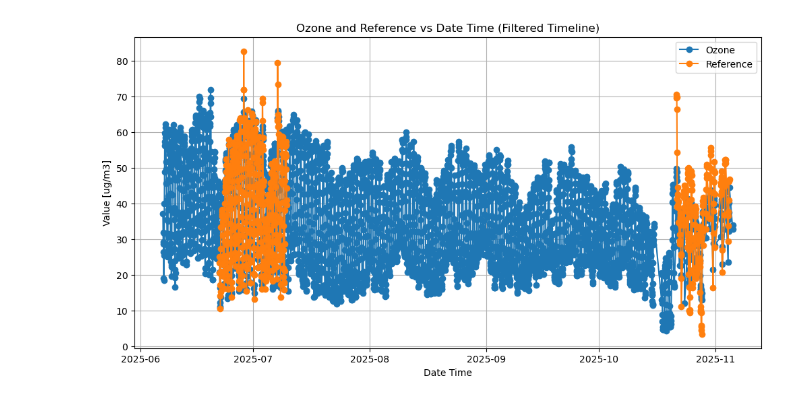
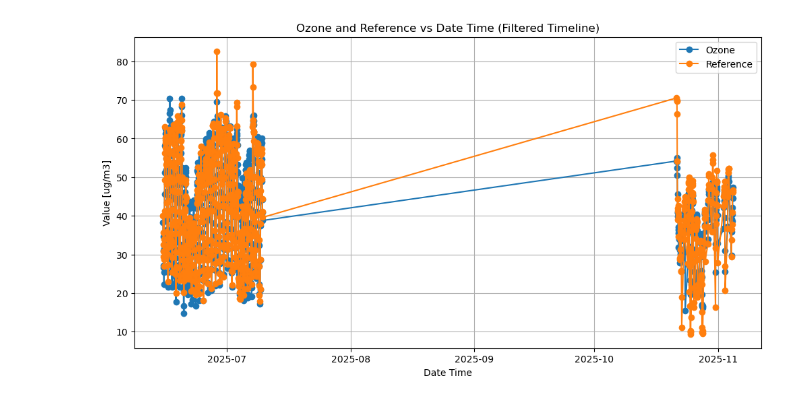
Before and after one commit to TorriaCol/voz-data-analysis, a Jupyter notebook: plots/calibrateozone.ipynb, the cells around one changed output. Drawn from its saved outputs; the diff is of its cells as text; code cells hidden in the pictures.

Commit message:
Changed ozone calibration to Akshay's version

```diff
--- a/plots/calibrateozone.ipynb
+++ b/plots/calibrateozone.ipynb
@@ -94,14 +76,14 @@ plt.show()
 from data_tools import elastic_net
 #elasticnet regression with 2 variables
 
-variables = ["o3","temp_C","rh"]
-threevar_output = rf"../reference_files/2025rawdata/ozone_calibration_variables/{sensor_id}3Vars.csv"
-new_column = "o3_calibrated_3var"
+variables = ["o3","temp_C","rh","m_PM25_CF1","m_PM10_CF1","week"]
+output = rf"../reference_files/2025rawdata/ozone_calibration_variables/{sensor_id}_coefficients.csv"
+new_column = "o3_calibrated_prepost"
 
 all_data = all_data.dropna(subset=variables)
 training_data = training_data.dropna(subset=variables + ['reference'])
 try:
-    calibration_model = elastic_net.calibrate(training_data, variables, threevar_output)
+    calibration_model = elastic_net.calibrate(training_data, variables, output)
     calibrated_data = elastic_net.apply_calibration(calibration_model,all_data,variables,new_column)
     print("Calibrated data:", calibrated_data[new_column])
 except ValueError as e:
@@ -129,14 +112,12 @@ calibrated_data.to_csv(calibrated_file, index=True)
 from data_tools.plot_against_reference import PlotOzone
 po = PlotOzone()
 
+calibrated_data = calibrated_data.dropna(subset=['reference'])
+
 training_data = combine.subsection(calibrated_data,training_dates)
 testing_data = combine.subsection(calibrated_data,testing_dates)
-# Base columns to always drop NAs for
-training_data = training_data.dropna(subset=['reference'])
-testing_data = testing_data.dropna(subset=['reference'])
-
 
 po.plot(training_data,sensor_id,"Training")
-# po.plot(all_data,sensor_id,"All")
-# po.plot(testing_data,sensor_id,"Testing")
+po.plot(testing_data,sensor_id,"Testing")
+po.plot(calibrated_data,sensor_id,"All")
 # %% [output]
@@ -144,29 +128,29 @@ po.plot(training_data,sensor_id,"Training")
 # %%
 import pandas as pd
 import matplotlib.pyplot as plt
 
 # Define the start and end dates for the desired timeline
 start_date_filter = pd.to_datetime(f"{year}-06-07")
 end_date_filter = pd.to_datetime(f"{year}-11-21")
 
 # Apply the date range filter to the merged data
 filtered_data = calibrated_data[(calibrated_data.index >= start_date_filter) & (calibrated_data.index <= end_date_filter)]
 
 # Line plot for 'o3' and 'reference' columns against 'date_time' within the specified timeline
 plt.figure(figsize=(12, 6))
 
 # Plot 'o3' column
-plt.plot(filtered_data.index, filtered_data["o3_calibrated_3var"], label='Ozone', marker='o')
+plt.plot(filtered_data.index, filtered_data["o3_calibrated_prepost"], label='Ozone', marker='o')
 
 # Plot 'reference' column
 plt.plot(filtered_data.index, filtered_data['reference'], label='Reference', marker='o')
 
 # Customize the plot
 plt.title('Ozone and Reference vs Date Time (Filtered Timeline)')
 plt.xlabel('Date Time')
 plt.ylabel('Value [ug/m3]')
 plt.legend()
 plt.grid(True)
 plt.show()
 # %% [output]
-[figure, old version]
+[figure, new version]
```
Also changed, not shown: parts of 4 cells of this notebook, 22 other files.
